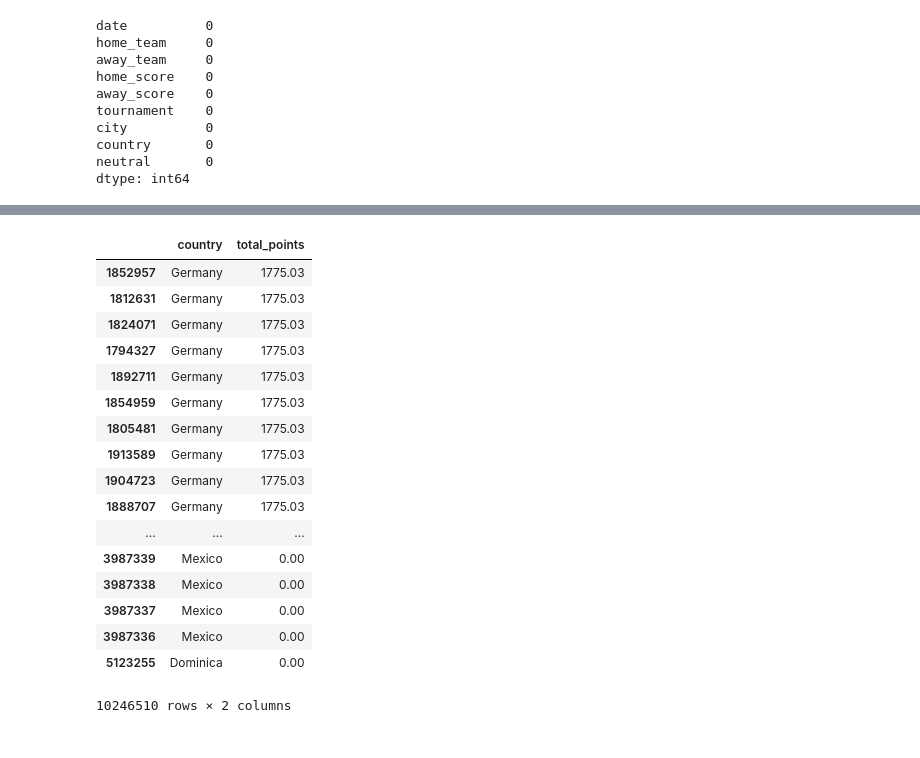
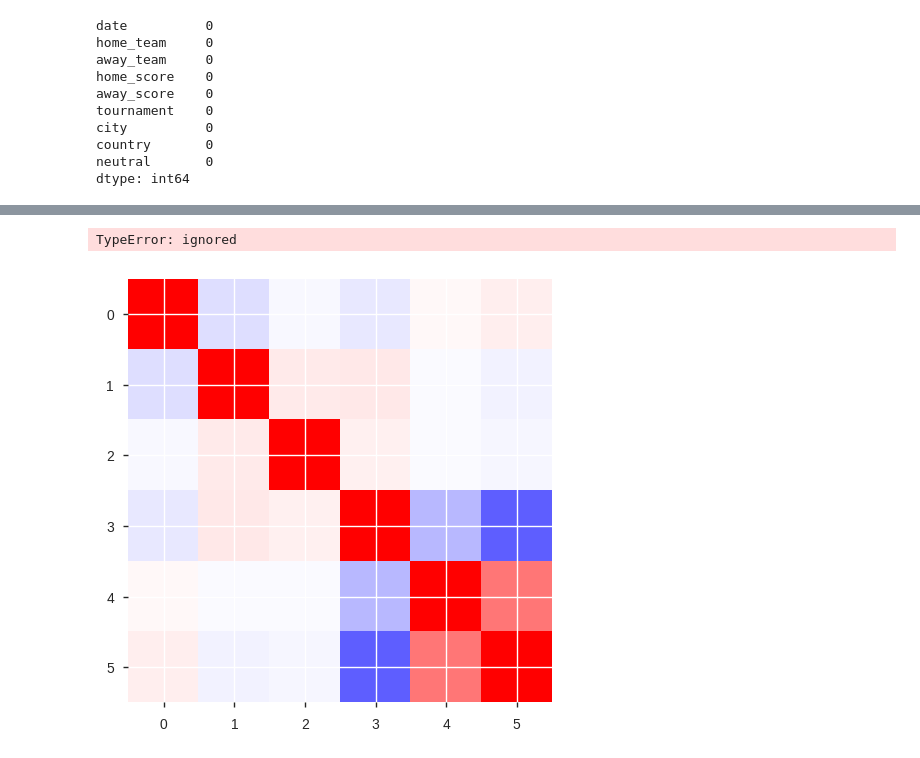
Before and after one commit to SamwelJane/Mchezopesa-Ltd-Football-analysis, a Jupyter notebook: Moringa_Data_Science_Core_W6_Independent_Project_2019_08_Samwel_Jane_Python_Notebook.ipynb, the cells around one changed output, grey strips where cells are left out. Cells and saved outputs as stored; diff of their text form; code cells hidden in the pictures.

```diff
--- a/Moringa_Data_Science_Core_W6_Independent_Project_2019_08_Samwel_Jane_Python_Notebook.ipynb
+++ b/Moringa_Data_Science_Core_W6_Independent_Project_2019_08_Samwel_Jane_Python_Notebook.ipynb
@@ -148,21 +151,0 @@ df.head()
-# %%
-df[['country','total_points']].sort_values('total_points',ascending=False)
-# %% [output]
-|  | country | total_points |
-| 1852957 | Germany | 1775.03 |
-| 1812631 | Germany | 1775.03 |
-| 1824071 | Germany | 1775.03 |
-| 1794327 | Germany | 1775.03 |
-| 1892711 | Germany | 1775.03 |
-| 1854959 | Germany | 1775.03 |
-| 1805481 | Germany | 1775.03 |
-| 1913589 | Germany | 1775.03 |
-| 1904723 | Germany | 1775.03 |
-| 1888707 | Germany | 1775.03 |
-| ... | ... | ... |
-| 3987339 | Mexico | 0.00 |
-| 3987338 | Mexico | 0.00 |
-| 3987337 | Mexico | 0.00 |
-| 3987336 | Mexico | 0.00 |
-| 5123255 | Dominica | 0.00 |
-10246510 rows × 2 columns
@@ -170,0 +152,11 @@ per_df[['COUNTY','TOTAL_COUNT']][:47].sort_values('TOTAL_COUNT',ascending=False)
+# %%
+# running a pandas report
+# preview more info about the the dataset resport
+# synthetic is  used in filling fake date
+import pandas_profiling
+
+
+pandas_profiling.ProfileReport(df)
+# %% [output]
+TypeError: ignored
+[figure, added]
```
Also changed, not shown: parts of 21 cells of this notebook.
